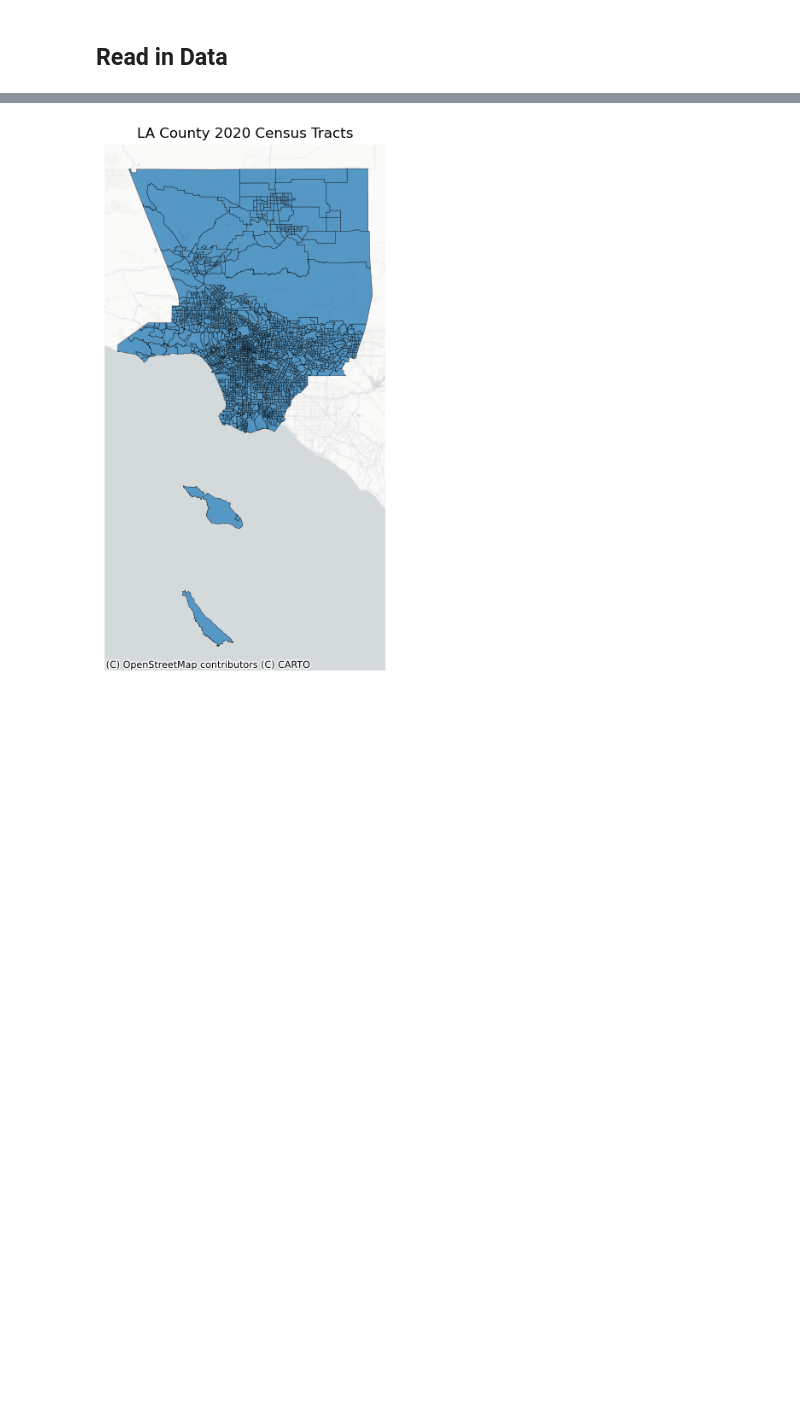
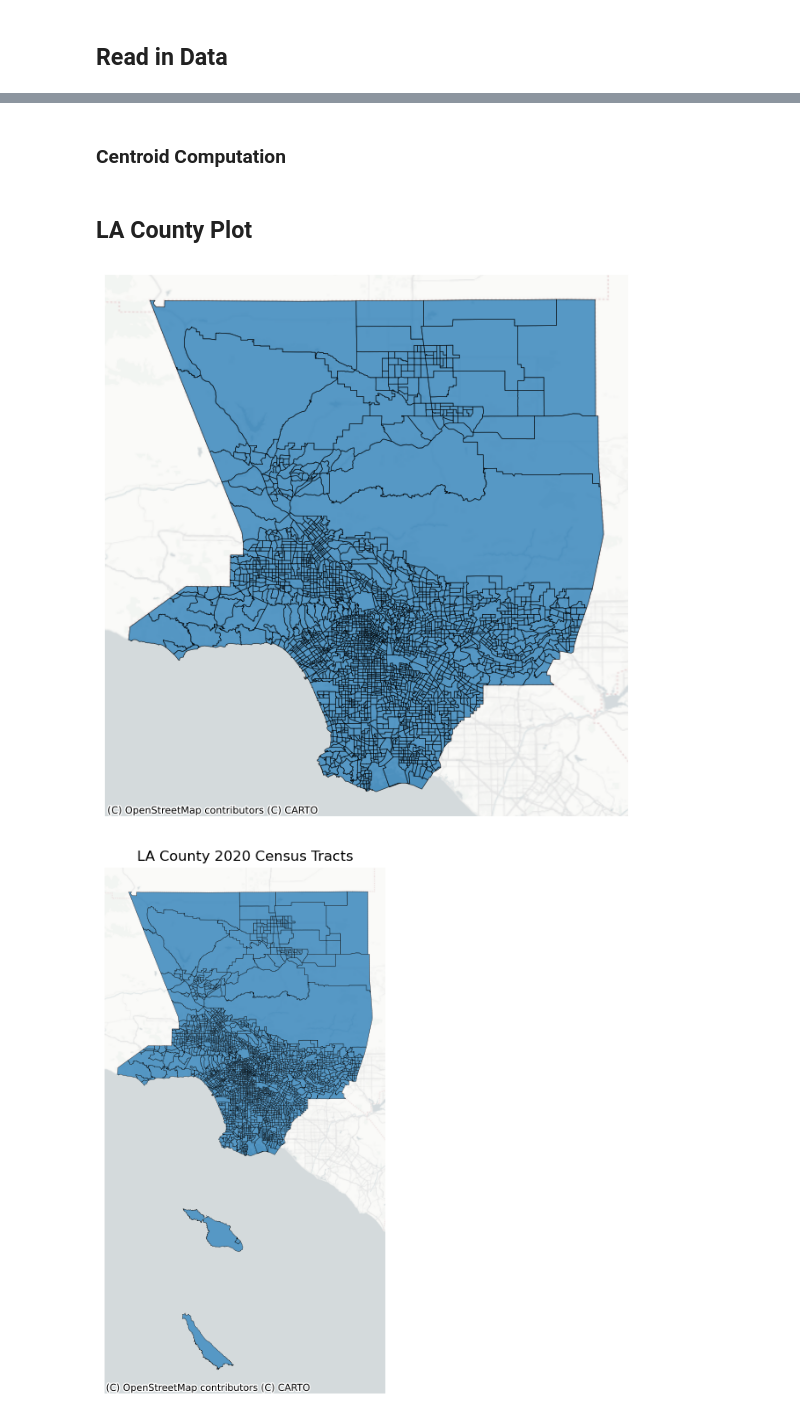
Before and after one commit to giovani-gutierrez/TDA_CalFire, a Jupyter notebook: SVI_EDA.ipynb, the cells around one changed output, grey strips where cells are left out. Cells and saved outputs as stored; diff of their text form; code cells hidden in the pictures; blank space fills up the shorter version.

Commit message:
Focus on continental LA county

```diff
--- a/SVI_EDA.ipynb
+++ b/SVI_EDA.ipynb
@@ -14,8 +14,6 @@ import gudhi as gd
 import pointpats
 import esda
 from libpysal import graph
-# %%
-plt.rcParams['figure.figsize'] = [12, 8]
 # %%
 # pandas display options
 pd.options.display.float_format = '{:.4f}'.format
@@ -23,7 +21,7 @@ pd.options.display.float_format = '{:.4f}'.format
 ## Read in Data
 # %%
 # LA County Census Tracts and SVI
-svi = gpd.read_file('Data/svi_tracts.geojson')
+svi_tracts = gpd.read_file('Data/svi_tracts.geojson')
 
 # LACoFD station locations
 lacofd_stations = gpd.read_file('Data/LACoFD_stations.geojson')
@@ -61,3 +53,21 @@ svi['centroid'] = svi['geometry'].centroid
+# %% [markdown]
+### Centroid Computation
+# %%
+# change crs for centroid computation
+svi_tracts = svi_tracts.to_crs('EPSG:2229')
+# %%
+# create tract centroids
+svi_tracts['centroid'] = svi_tracts['geometry'].centroid
+# %% [markdown]
+## LA County Plot
+# %%
+fig, ax = plt.subplots(figsize=(12, 8))
+svi_tracts.to_crs('EPSG:2229').plot(ax = ax, linewidth = 0.5, edgecolor = 'k', alpha = 0.75)
+cx.add_basemap(ax, crs = 'EPSG:2229', source = cx.providers.CartoDB.PositronNoLabels)
+plt.axis('off')
+plt.show()
+# %% [output]
+[figure, added]
 # %%
 ax = svi.to_crs('EPSG:2229').plot(linewidth = 0.3, edgecolor = 'k', alpha = 0.75)
 ax.set(title = 'LA County 2020 Census Tracts')
```
Also changed, not shown: parts of 6 cells of this notebook, 2 other files.
